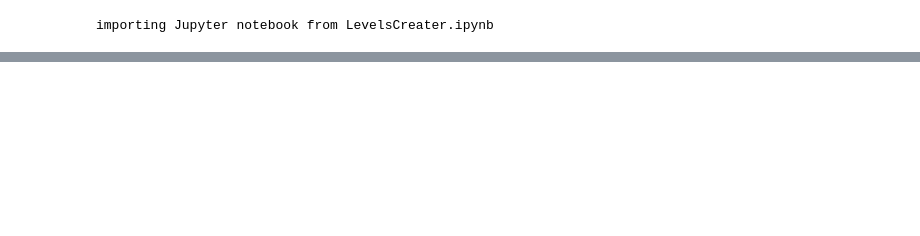
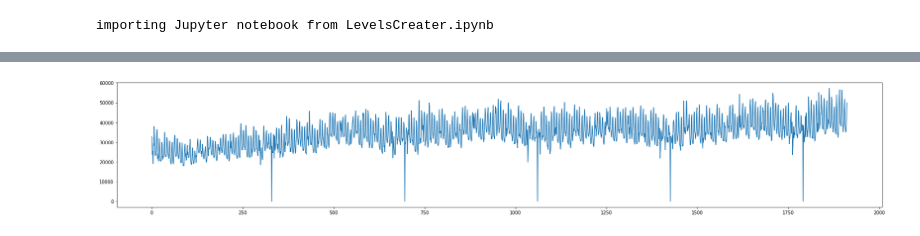
Before and after one commit to sujalbhavsar16/m5vtmechcrew, a Jupyter notebook: Exploratory analysis(Chaitanya).ipynb, the cells around one changed output, grey strips where cells are left out. Drawn from its saved outputs; the diff is of its cells as text; code cells hidden in the pictures; blank space fills up the shorter version.

```diff
--- a/Exploratory analysis(Chaitanya).ipynb
+++ b/Exploratory analysis(Chaitanya).ipynb
@@ -59,0 +101,7 @@ plot_acf(err)
+# %%
+level1 = levels.level_1(sale)
+# %%
+plt.plot(np.arange(level1.shape[1]),level1.iloc[0])
+plt.show()
+# %% [output]
+[figure, added]
```
Also changed, not shown: parts of 16 cells of this notebook.
